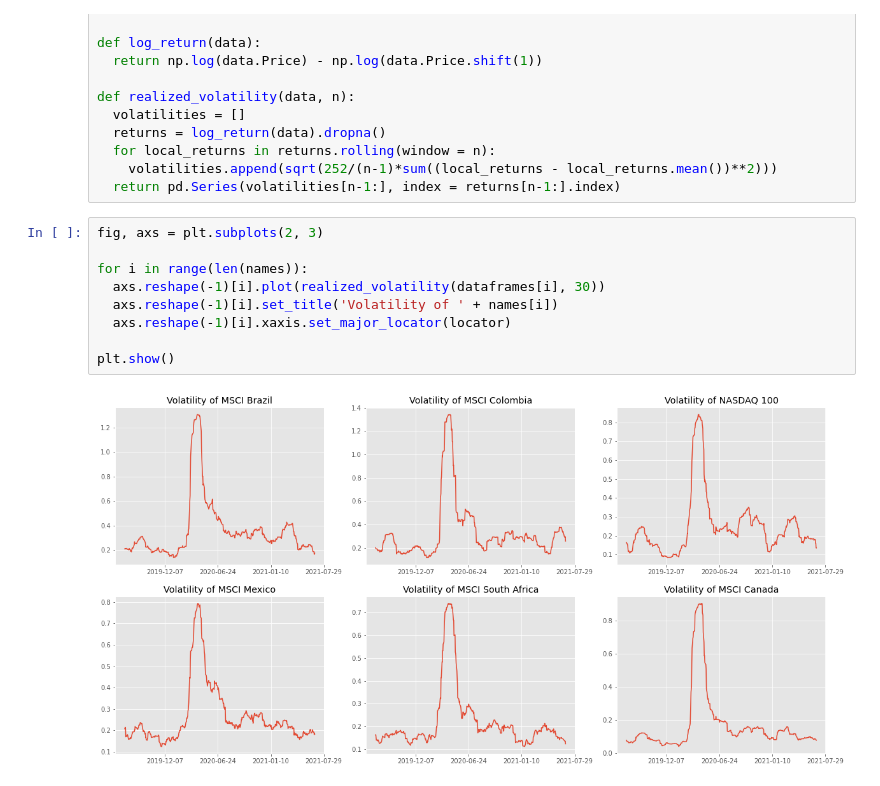
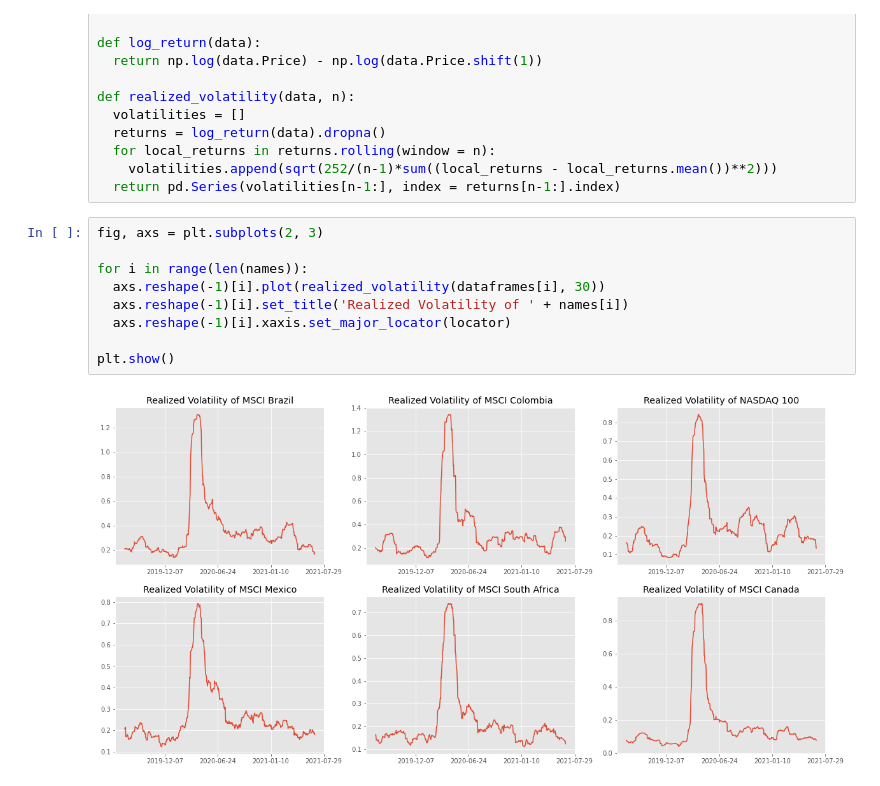
Before and after one commit to andresem/VolatilityForecasting, a Jupyter notebook: VolatilityForecasting.ipynb, the cells around one changed output. Cells and saved outputs as stored; diff of their text form.

```diff
--- a/VolatilityForecasting.ipynb
+++ b/VolatilityForecasting.ipynb
@@ -110,14 +110,14 @@ def realized_volatility(data, n):
 # %%
 fig, axs = plt.subplots(2, 3)
 
 for i in range(len(names)):
   axs.reshape(-1)[i].plot(realized_volatility(dataframes[i], 30))
-  axs.reshape(-1)[i].set_title('Volatility of ' + names[i])
+  axs.reshape(-1)[i].set_title('Realized Volatility of ' + names[i])
   axs.reshape(-1)[i].xaxis.set_major_locator(locator)
 
 plt.show()
 # %% [output]
-[figure, old version]
+[figure, new version]
 # %% [markdown]
 The methods purposed to measure the historical volatility are:
 
```
Also changed, not shown: parts of 1 cell of this notebook.
